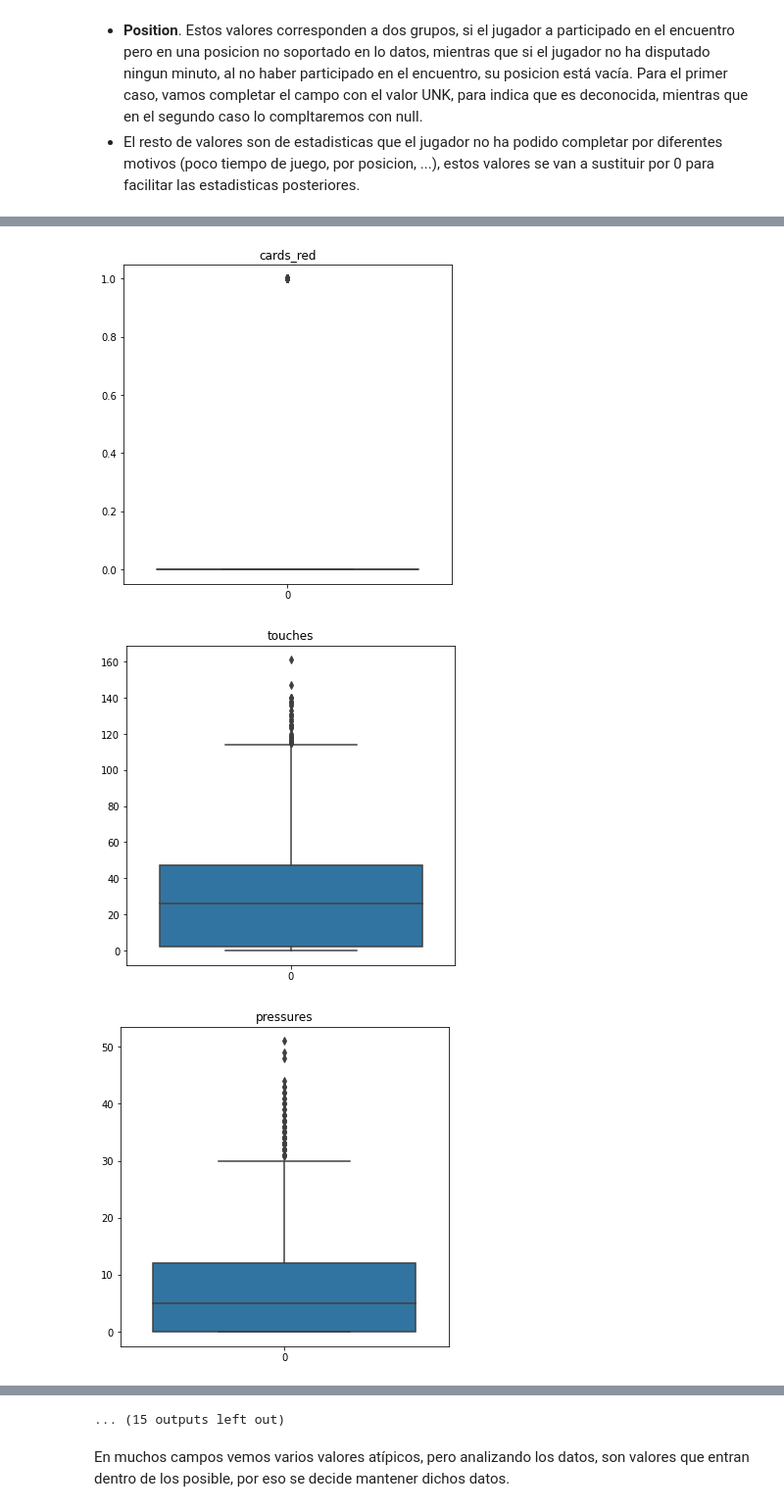
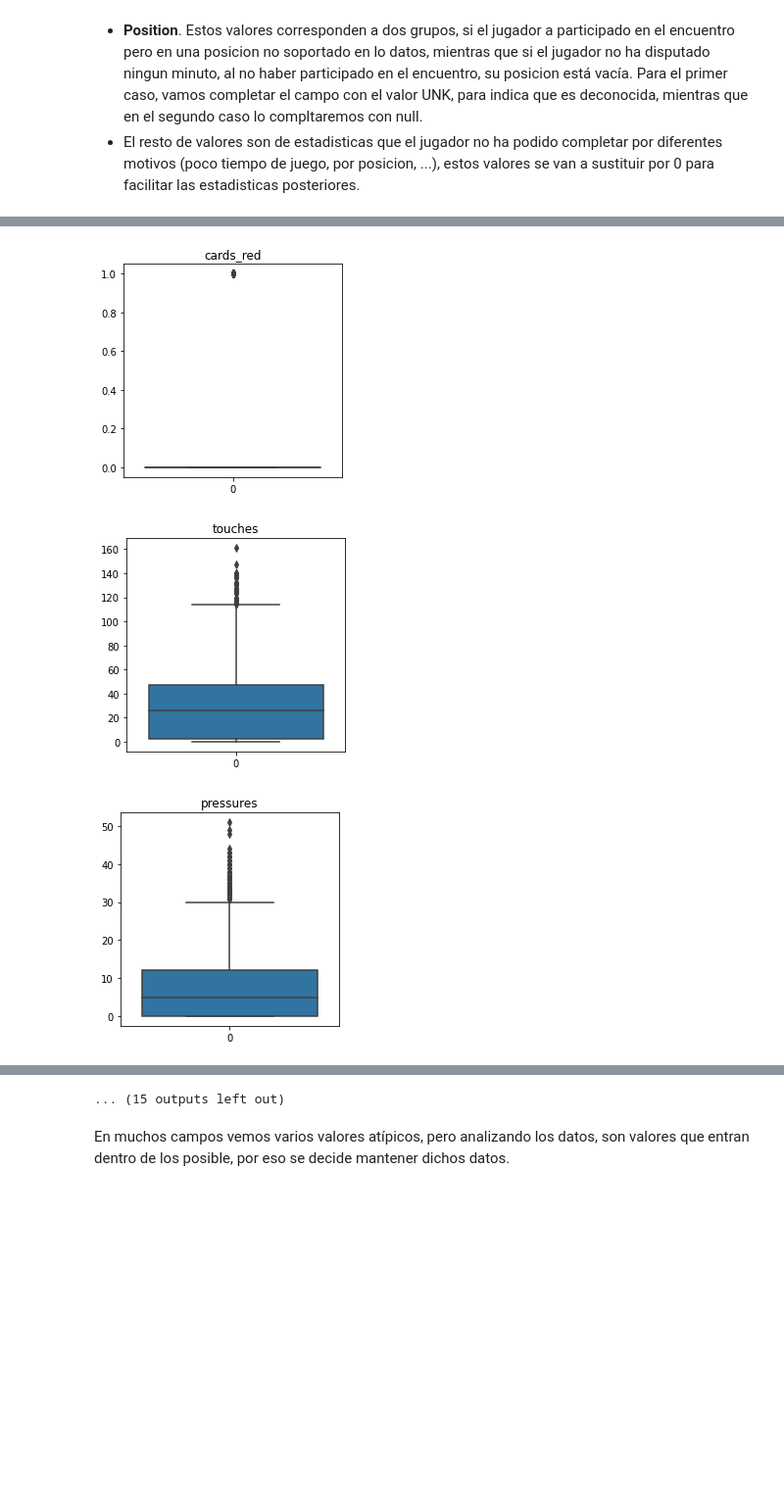
Before and after one commit to KoNGoL/Tipologia_prac1, a Jupyter notebook: Tipologia_prac2.ipynb, the cells around one changed output, grey strips where cells are left out. Shown at 98% size. Saved outputs shown, nothing was run; the diff lists cells and outputs as text; code cells hidden in the pictures; blank space fills up the shorter version.

```diff
--- a/Tipologia_prac2.ipynb
+++ b/Tipologia_prac2.ipynb
@@ -150,9 +190,10 @@ data.loc[data['dribbles'].isna() & ~data['minutes'].isna(), 'dribbles'] = 0
 En este paso, para todas las variables númericas, vamos a buscar valores átipicos o extremos.
 # %%
 # sns.boxplot(data['minutes'])
-names = ['minutes', 'goals', 'assists', 'pens_made', 'pens_att', 'shots_total', 'shots_on_target', 'cards_yellow', 'cards_red', 'touches', 'pressures', 'tackles', 'interceptions', 'blocks', 'xg', 'npxg', 'xa', 'sca', 'gca', 'passes_completed', 'passes', 'passes_pct', 'progressive_passes', 'carries', 'progressive_carries', 'dribbles_completed', 'dribbles']
+names = ['minutes', 'goals', 'assists', 'pens_made', 'pens_att', 'shots_total', 'shots_on_target', 'cards_yellow', 'cards_red', 'touches', 'pressures', 'tackles',
+         'interceptions', 'blocks', 'xg', 'npxg', 'xa', 'sca', 'gca', 'passes_completed', 'passes', 'passes_pct', 'progressive_passes', 'carries', 'progressive_carries', 'dribbles_completed', 'dribbles']
 for i in range(len(names)):
-  fig, ax = plt.subplots(1, figsize=(6, 6), sharey=True)
+  fig, ax = plt.subplots(1, figsize=(4, 4), sharey=True)
   sns.boxplot(ax=ax, data=data[names[i]])
   ax.set_title(names[i])
 # %% [output]
@@ -167,3 +208,3 @@ for i in range(len(names)):
-[figure, old version]
+[figure, new version]
-[figure, old version]
+[figure, new version]
-[figure, old version]
+[figure, new version]
```
Also changed, not shown: parts of 9 cells of this notebook.
